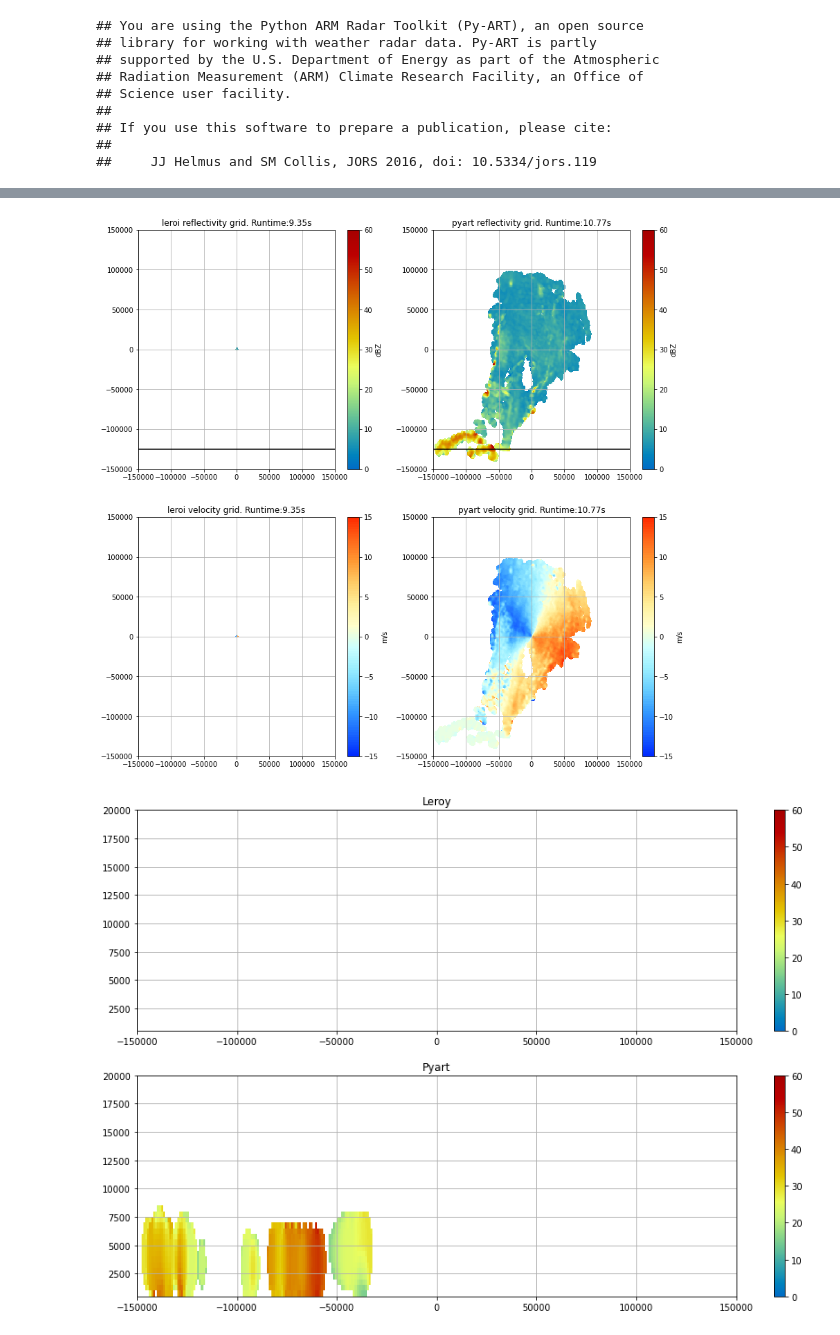
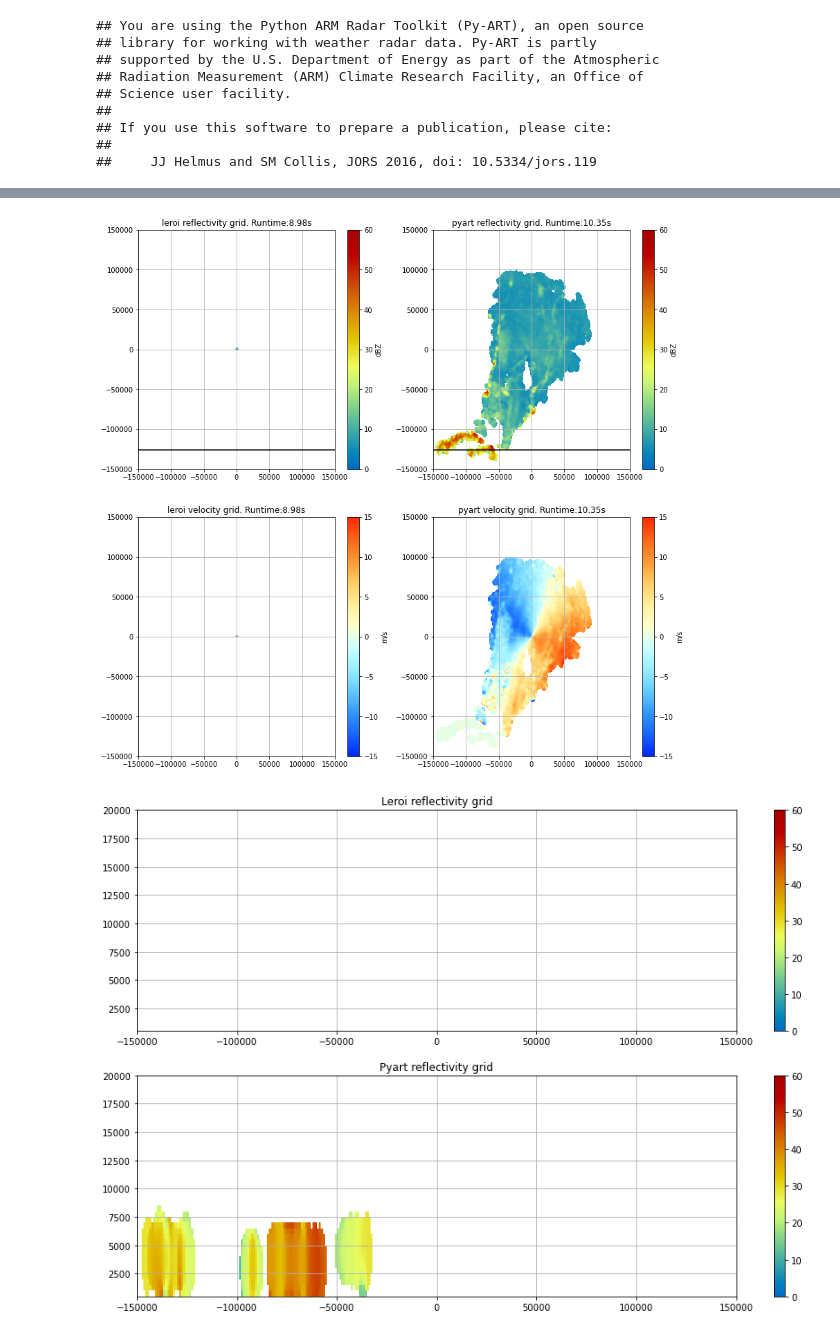
Before and after one commit to jordanbrook/leroi, a Jupyter notebook: notebook/leroi_openradar_test.ipynb, the cells around one changed output, grey strips where cells are left out. Drawn from its saved outputs; the diff is of its cells as text; code cells hidden in the pictures.

```diff
--- a/notebook/leroi_openradar_test.ipynb
+++ b/notebook/leroi_openradar_test.ipynb
@@ -63,11 +63,11 @@ def run_const_cressman(odimh5_ffn, dbz_fname, grid_fields, roi=3500):
                                       weighting_function = 'Cressman', grid_limits=gb, fields=grid_fields, gatefilter=gatefilter)
     return grid
 
-def run_test(odim_ffn, dbz_fname, vrad_name, grid_fields, level=5, yidx=145):
+def run_test(odim_ffn, dbz_fname, vrad_name, grid_fields, level=5, yidx=145, k=200):
 
     #grid
     start = time()
-    leroi_grid = run_leroi_grid(odim_ffn, dbz_fname=dbz_fname, grid_fields=grid_fields)
+    leroi_grid = run_leroi_grid(odim_ffn, dbz_fname=dbz_fname, grid_fields=grid_fields, k=k)
     end = time()
     leroi_time = end-start
 
@@ -116,13 +116,13 @@ def run_test(odim_ffn, dbz_fname, vrad_name, grid_fields, level=5, yidx=145):
     m = ax.pcolormesh(x,z,leroi_grid.fields[dbz_fname]['data'][:,yidx,:], cmap ='pyart_HomeyerRainbow', vmin = 0, vmax = 60)
     plt.colorbar(m)
     plt.grid()
-    ax.set_title('Leroy')
+    ax.set_title('Leroi reflectivity grid')
 
     ax = fig.add_subplot(212)
     m = ax.pcolormesh(x,z,pyart_grid.fields[dbz_fname]['data'][:,yidx,:], cmap ='pyart_HomeyerRainbow', vmin = 0, vmax = 60)
     plt.colorbar(m)
     plt.grid()
-    ax.set_title('Pyart')
+    ax.set_title('Pyart reflectivity grid')
 
     plt.show()
 
@@ -130,16 +130,16 @@ def run_test(odim_ffn, dbz_fname, vrad_name, grid_fields, level=5, yidx=145):
 # %%
 #local file test
 odim_ffn = '64_20201111_012000.pvol.h5'
-run_test(odim_ffn, dbz_fname='DBZH', vrad_name='VRADH', grid_fields=['DBZH','VRADH'], yidx=25)
+run_test(odim_ffn, dbz_fname='DBZH', vrad_name='VRADH', grid_fields=['DBZH','VRADH'], yidx=24, level=1)
 # %% [output]
 WARNING: nan_treatment='interpolate', however, NaN values detected post convolution. A contiguous region of NaN values, larger than the kernel size, are present in the input array. Increase the kernel ...
  Some points are being left out of radius of influence, make 'k' bigger!
  There are invalid height values which will
         ruin the linear interpolation. This most likely means the radar
         doesnt cover the entire gridded domain
 WARNING: nan_treatment='interpolate', however, NaN values detected post convolution. A contiguous region of NaN values, larger than the kernel size, are present in the input array. Increase the kernel ...
-[figure, old version]
+[figure, new version]
-[figure, old version]
+[figure, new version]
 # %%
 odim_ffn = '/home/548/jss548/dev/tmp/testing_files/dp/02_20200119_050031.pvol.h5'
 run_test(odim_ffn, dbz_fname='DBZH', vrad_name='VRADH', grid_fields=['DBZH','VRADH'],yidx=160)
```
Also changed, not shown: parts of 9 cells of this notebook, 1 other file.
